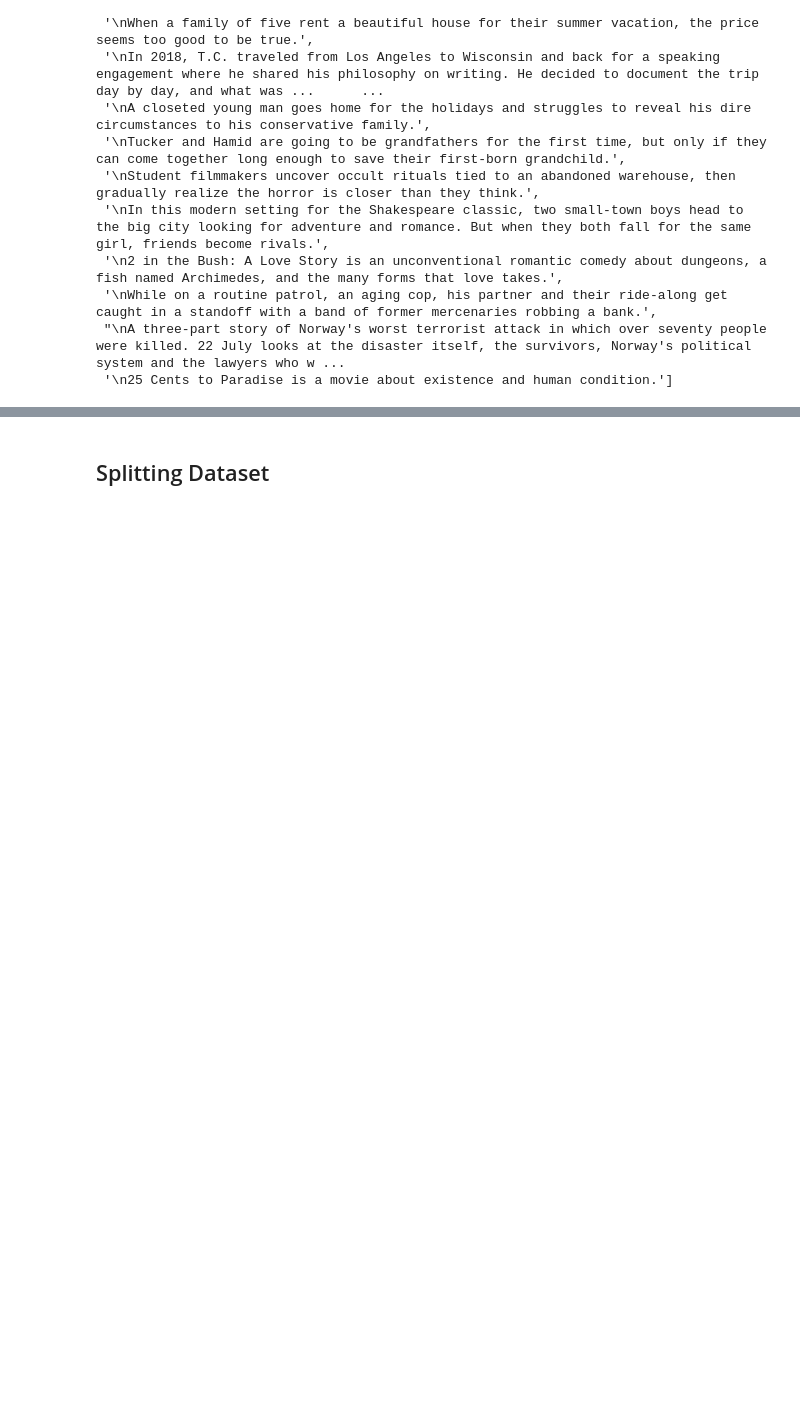
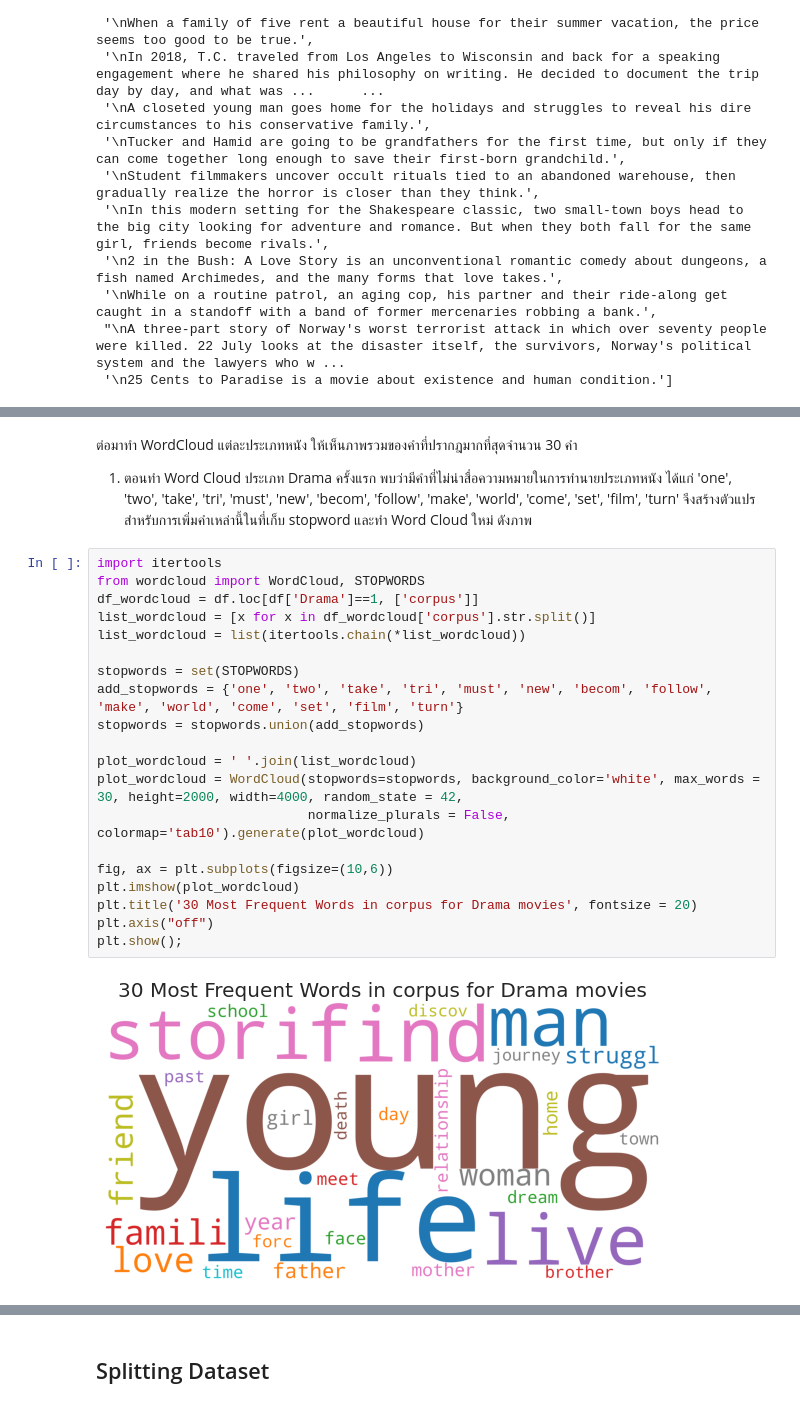
Before and after one commit to sunglovedatascience/MovieGenreClassfication, a Jupyter notebook: Assignment_Final.ipynb, the cells around one changed output, grey strips where cells are left out. Saved outputs shown, nothing was run; the diff lists cells and outputs as text; blank space fills up the shorter version.

```diff
--- a/Assignment_Final.ipynb
+++ b/Assignment_Final.ipynb
@@ -326,0 +379,25 @@ df.corpus.tolist()[0:20]
+# %% [markdown]
+ต่อมาทำ WordCloud แต่ละประเภทหนัง ให้เห็นภาพรวมของคำที่ปรากฎมากที่สุดจำนวน 30 คำ
+1. ตอนทำ Word Cloud ประเภท Drama ครั้งแรก พบว่ามีคำที่ไม่น่าสื่อความหมายในการทำนายประเภทหนัง ได้แก่ 'one', 'two', 'take', 'tri', 'must', 'new', 'becom', 'follow', 'make', 'world', 'come', 'set', 'film', 'turn' จึงสร้างตัวแปรสำหรับการเพิ่มคำเหล่านี้ในที่เก็บ stopword และทำ Word Cloud ใหม่ ดังภาพ
+# %%
+import itertools
+from wordcloud import WordCloud, STOPWORDS
+df_wordcloud = df.loc[df['Drama']==1, ['corpus']]
+list_wordcloud = [x for x in df_wordcloud['corpus'].str.split()]
+list_wordcloud = list(itertools.chain(*list_wordcloud))
+
+stopwords = set(STOPWORDS)
+add_stopwords = {'one', 'two', 'take', 'tri', 'must', 'new', 'becom', 'follow', 'make', 'world', 'come', 'set', 'film', 'turn'}
+stopwords = stopwords.union(add_stopwords)
+
+plot_wordcloud = ' '.join(list_wordcloud)
+plot_wordcloud = WordCloud(stopwords=stopwords, background_color='white', max_words = 30, height=2000, width=4000, random_state = 42,
+                           normalize_plurals = False, colormap='tab10').generate(plot_wordcloud)
+
+fig, ax = plt.subplots(figsize=(10,6))
+plt.imshow(plot_wordcloud)
+plt.title('30 Most Frequent Words in corpus for Drama movies', fontsize = 20)
+plt.axis("off")
+plt.show();
+# %% [output]
+[figure, added]
```
Also changed, not shown: parts of 100 cells of this notebook, 1 other file.
